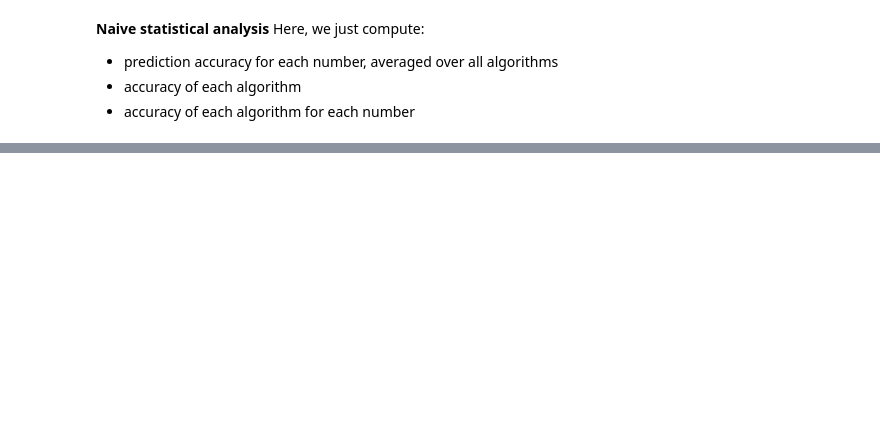
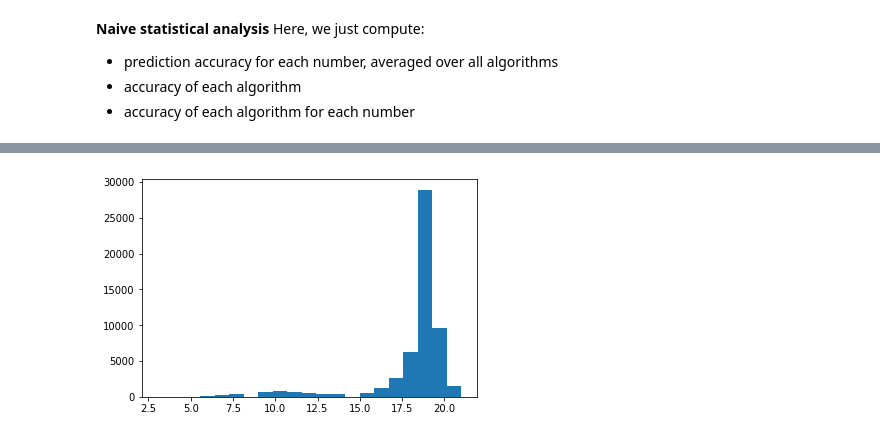
Before and after one commit to geelon/divhacks, a Jupyter notebook: analysis.ipynb, the cells around one changed output, grey strips where cells are left out. Cells and saved outputs as stored; diff of their text form; code cells hidden in the pictures; blank space fills up the shorter version.

```diff
--- a/analysis.ipynb
+++ b/analysis.ipynb
@@ -77,0 +132,5 @@ train_data.loc[train_data['ALG15']== 0]
+# %%
+plt.hist(new_data['percent_correct'], bins=21)
+plt.show()
+# %% [output]
+[figure, added]
```
Also changed, not shown: parts of 19 cells of this notebook.
